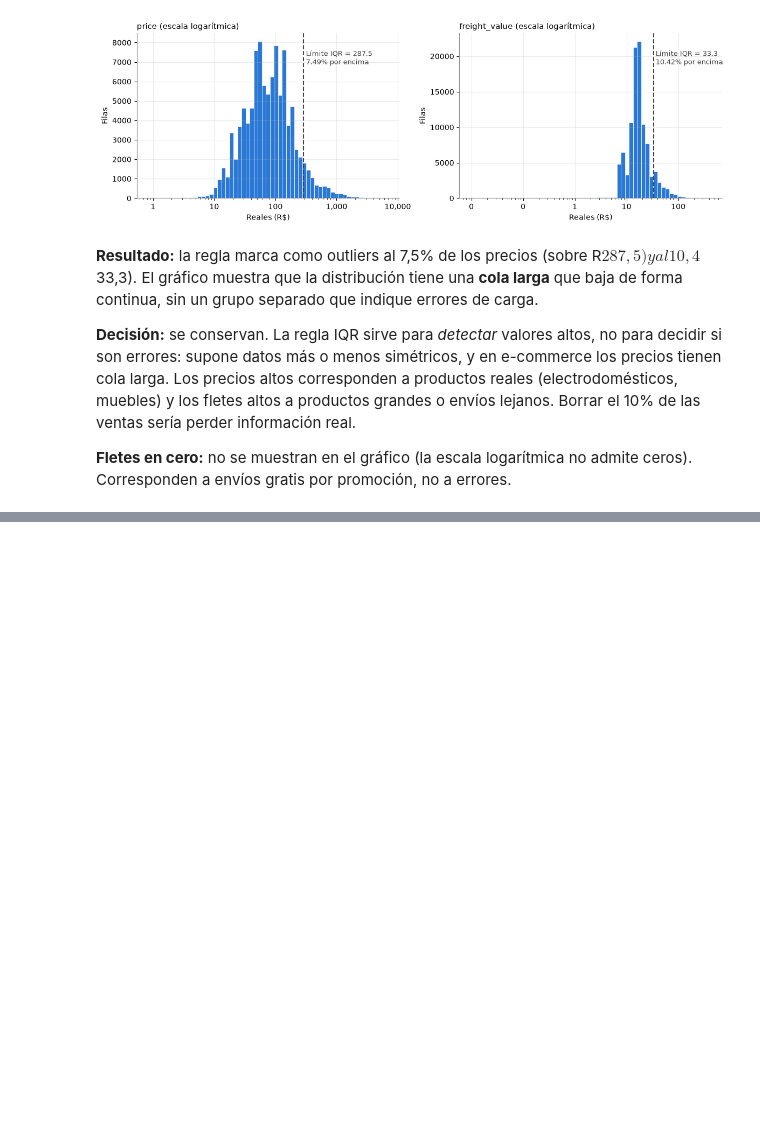
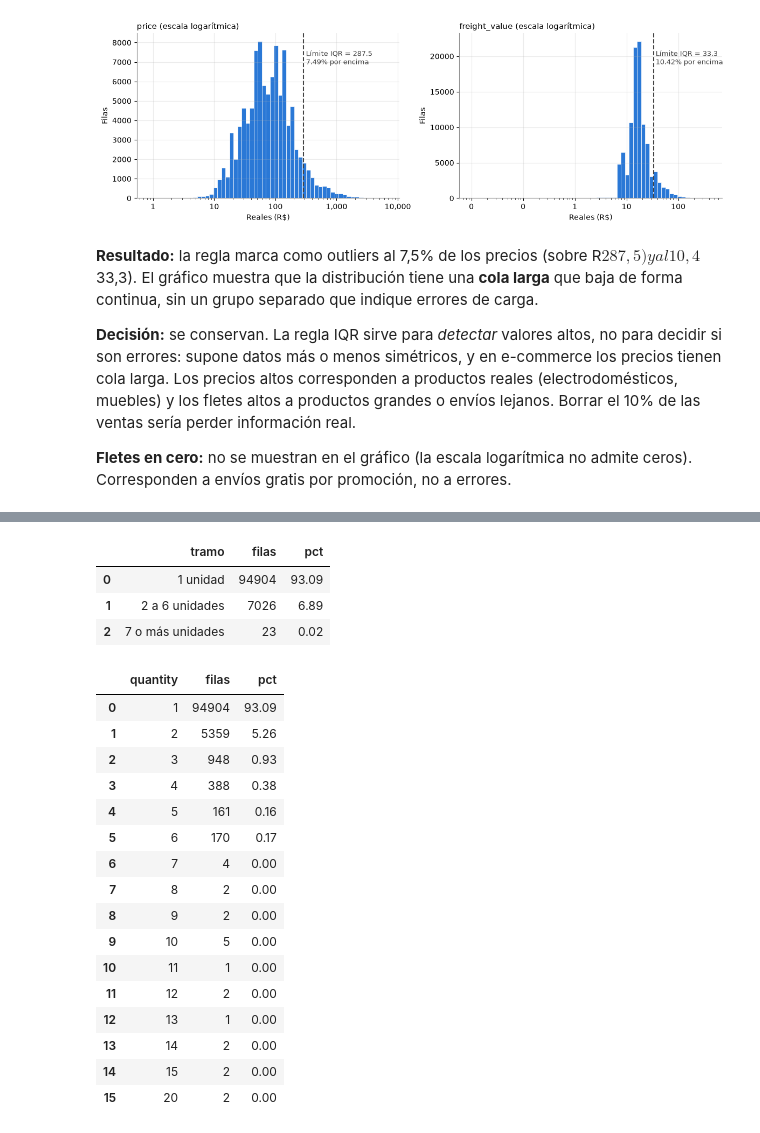
Before and after one commit to DynamoConsultoriaDataSolutions/dynamo-recsys-olist, a Jupyter notebook: notebooks/02_dd_pipeline_reproducible.ipynb, the cells around one changed output, grey strips where cells are left out. Saved outputs shown, nothing was run; the diff lists cells and outputs as text; code cells hidden in the pictures; blank space fills up the shorter version.

```diff
--- a/notebooks/02_dd_pipeline_reproducible.ipynb
+++ b/notebooks/02_dd_pipeline_reproducible.ipynb
@@ -194,0 +199,32 @@ plt.show()
+# %%
+tramos = pd.cut(cantidades["quantity"], bins=[0, 1, 6, float("inf")],
+                labels=["1 unidad", "2 a 6 unidades", "7 o más unidades"])
+resumen_cantidades = (cantidades.groupby(tramos, observed=True)[["filas"]].sum()
+                      .rename_axis("tramo").reset_index())
+resumen_cantidades["pct"] = (resumen_cantidades["filas"] / resumen_cantidades["filas"].sum() * 100).round(2)
+resumen_cantidades
+# %% [output]
+|  | tramo | filas | pct |
+| 0 | 1 unidad | 94904 | 93.09 |
+| 1 | 2 a 6 unidades | 7026 | 6.89 |
+| 2 | 7 o más unidades | 23 | 0.02 |
+# %%
+cantidades
+# %% [output]
+|  | quantity | filas | pct |
+| 0 | 1 | 94904 | 93.09 |
+| 1 | 2 | 5359 | 5.26 |
+| 2 | 3 | 948 | 0.93 |
+| 3 | 4 | 388 | 0.38 |
+| 4 | 5 | 161 | 0.16 |
+| 5 | 6 | 170 | 0.17 |
+| 6 | 7 | 4 | 0.00 |
+| 7 | 8 | 2 | 0.00 |
+| 8 | 9 | 2 | 0.00 |
+| 9 | 10 | 5 | 0.00 |
+| 10 | 11 | 1 | 0.00 |
+| 11 | 12 | 2 | 0.00 |
+| 12 | 13 | 1 | 0.00 |
+| 13 | 14 | 2 | 0.00 |
+| 14 | 15 | 2 | 0.00 |
+| 15 | 20 | 2 | 0.00 |
```
Also changed, not shown: parts of 8 cells of this notebook.
